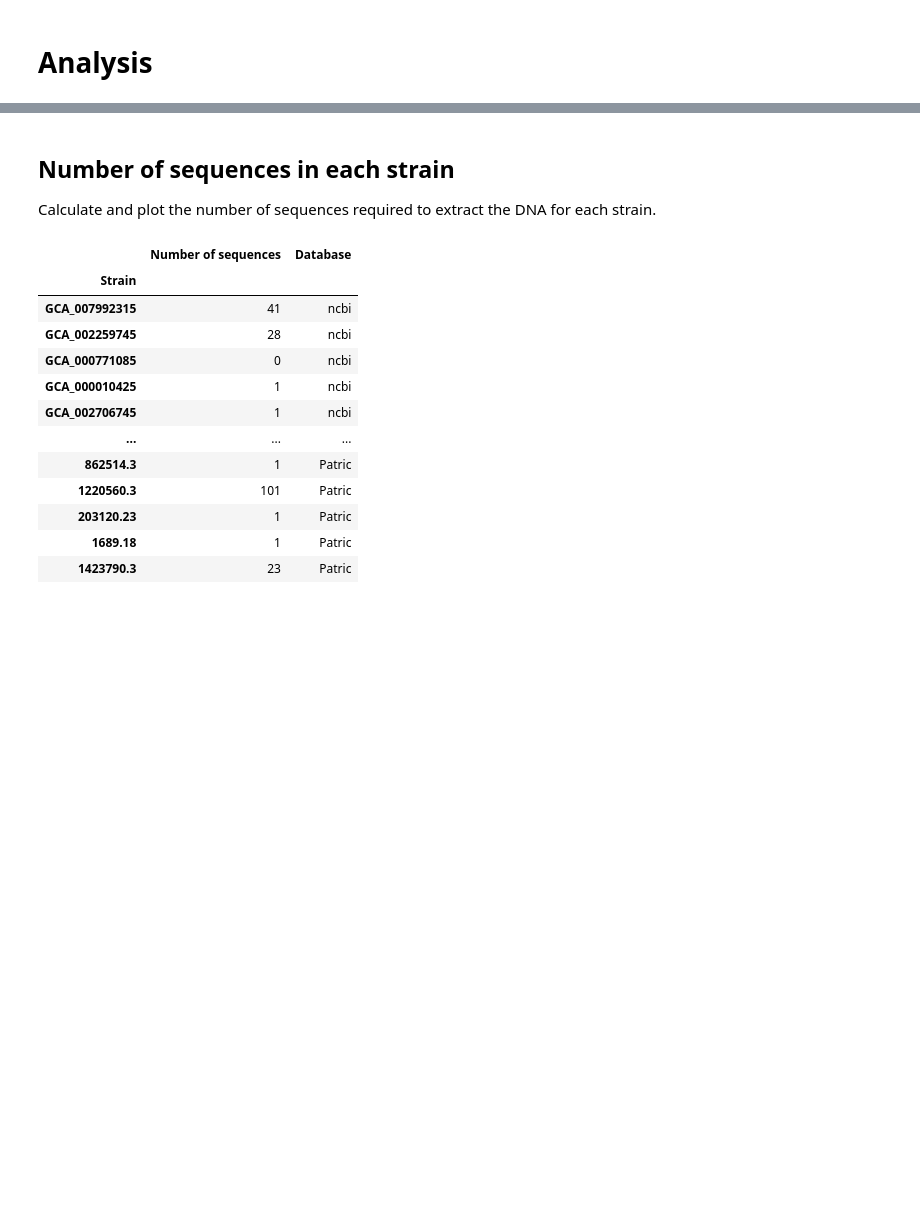
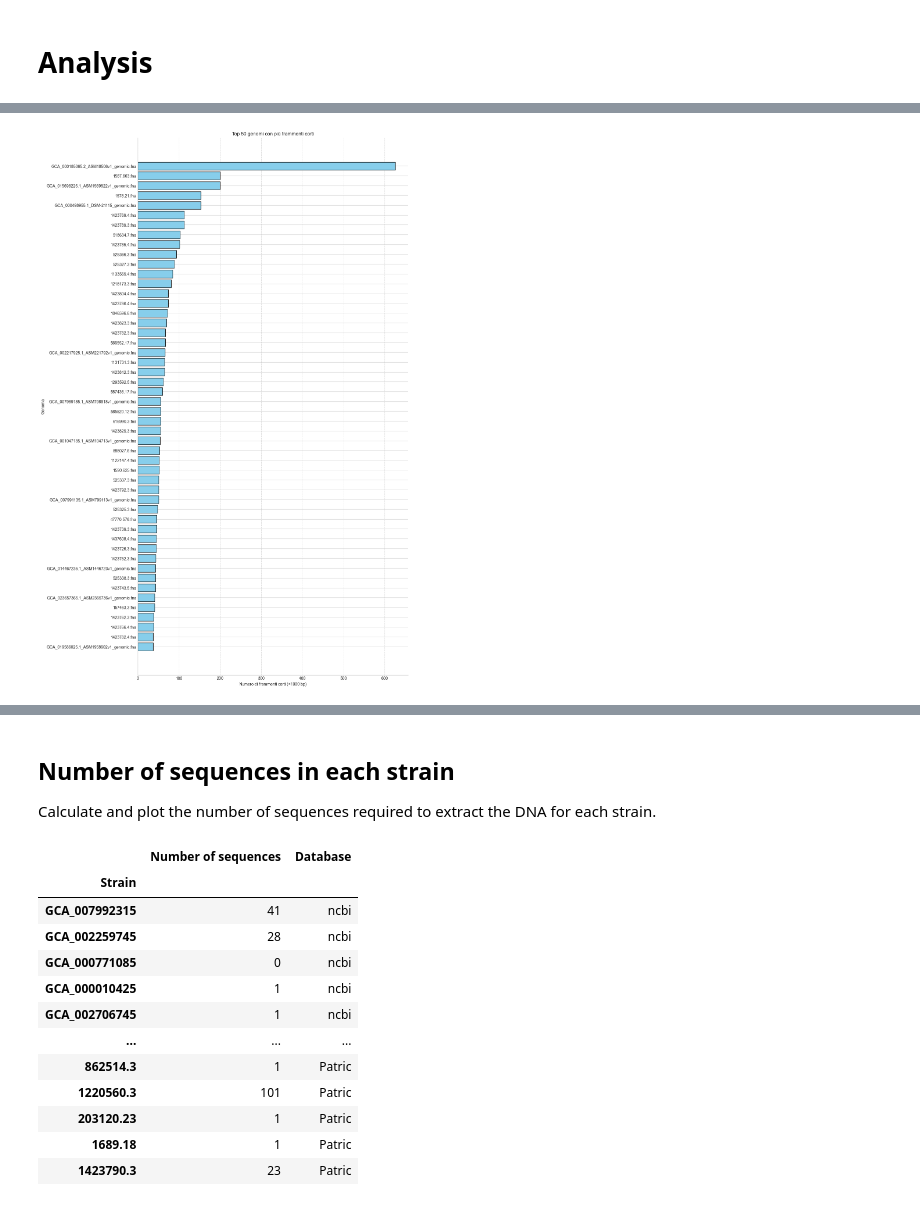
Before and after one commit to fiorenzotittaferrante/API50CH_MicrobialPrediction, a Jupyter notebook: Archive/Analyses.ipynb, the cells around one changed output, grey strips where cells are left out. Drawn from its saved outputs; the diff is of its cells as text; code cells hidden in the pictures; blank space fills up the shorter version.

```diff
--- a/Archive/Analyses.ipynb
+++ b/Archive/Analyses.ipynb
@@ -16,0 +100,29 @@ plt.rcParams['axes.facecolor'] = 'white'
+# %%
+import os
+import glob
+from Bio import SeqIO
+
+folders = ["../Data/BacDive/ncbi/Decompress/", "../Data/BacDive/Patric"]
+
+files_with_short_fragments = 0
+total_files = 0
+
+for folder in folders:
+    fna_files = glob.glob(os.path.join(folder, "*.fna"))
+
+    for fna_file in fna_files:
+        total_files += 1
+        has_short_fragment = False  # Flag per verificare se ci sono frammenti < 1000 bp
+
+        with open(fna_file, "r") as handle:
+            for record in SeqIO.parse(handle, "fasta"):
+                if len(record.seq) < 1000:
+                    has_short_fragment = True
+                    break  # Se ne troviamo uno, non serve controllare il resto
+
+        if has_short_fragment:
+            files_with_short_fragments += 1
+
+print(f"Numero totale di file analizzati: {total_files}")
+print(f"Numero di file con almeno un frammento < 1000 bp: {files_with_short_fragments}")
+print(f"Percentuale: {files_with_short_fragments / total_files * 100:.2f}%")
@@ -16,0 +217,15 @@ plt.rcParams['axes.facecolor'] = 'white'
+# %%
+top_20 = df.head(50)
+
+plt.figure(figsize=(12, 24))
+plt.barh(top_20["Genoma"], top_20["Frammenti Corti"], color="skyblue", edgecolor="black")
+
+plt.xlabel("Numero di frammenti corti (<1000 bp)")
+plt.ylabel("Genoma")
+plt.title("Top 50 genomi con più frammenti corti")
+plt.gca().invert_yaxis()  # Inverte l'asse Y per avere il genoma con più frammenti in alto
+plt.grid(axis="x", linestyle="--", alpha=0.7)
+
+plt.show()
+# %% [output]
+[figure, added]
```
Also changed, not shown: parts of 11 cells of this notebook, 10 other files.
